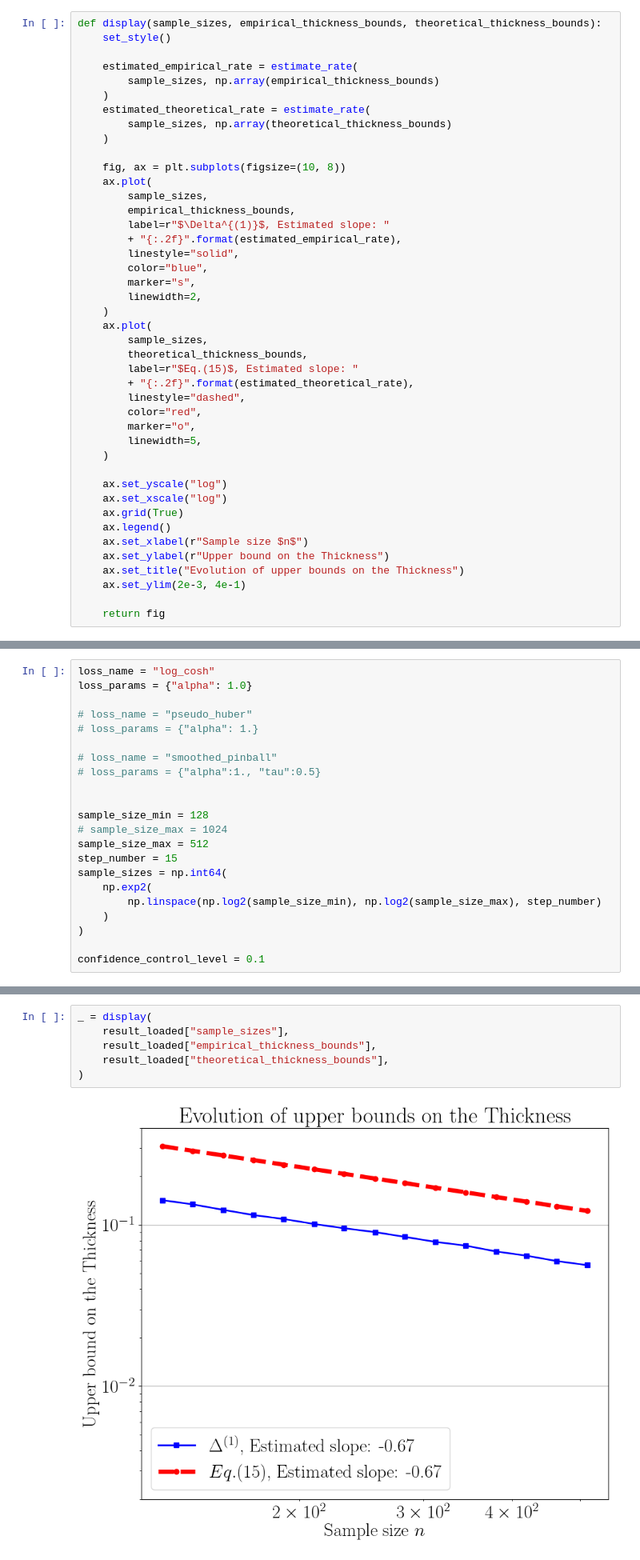
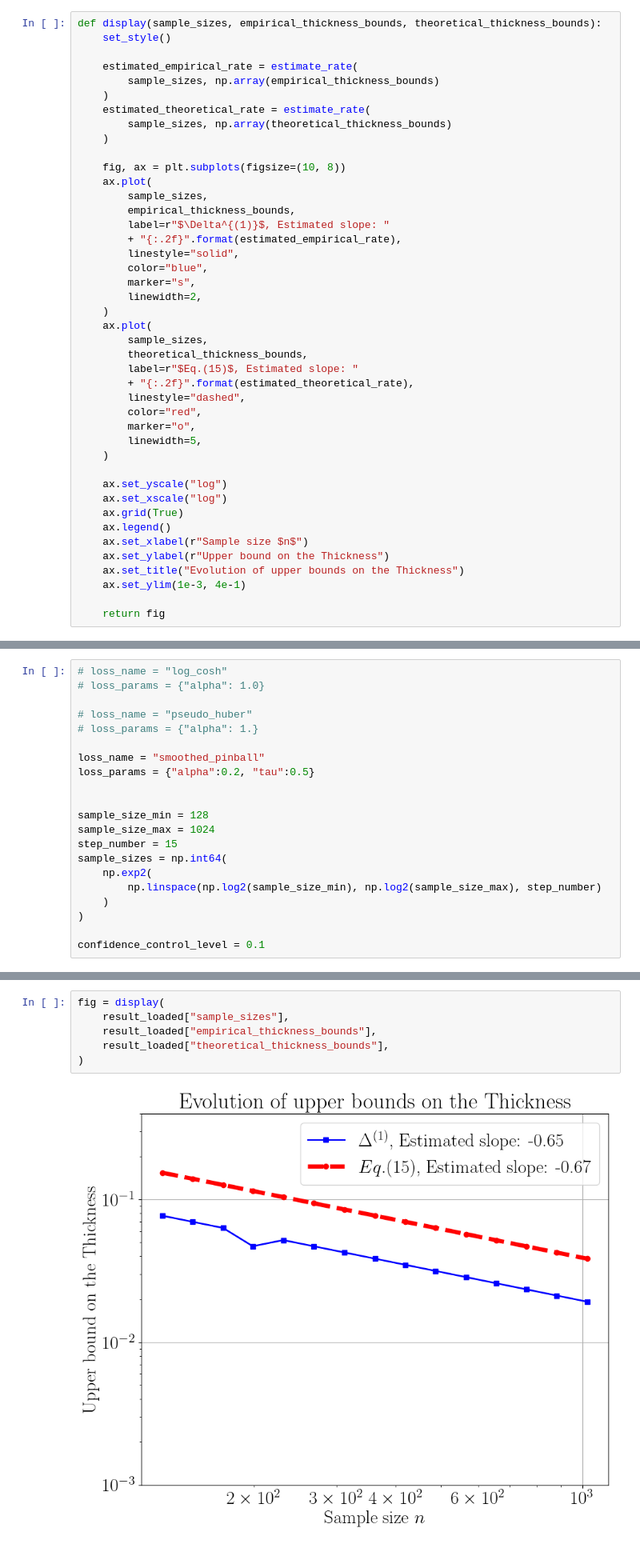
Before and after one commit to Davidson-Lova/approximate_full_conformal_prediction_RKHS, a Jupyter notebook: experiments/thickness/stable_cp.ipynb, the cells around one changed output, grey strips where cells are left out. Shown at 80% size. Drawn from its saved outputs; the diff is of its cells as text.

```diff
--- a/experiments/thickness/stable_cp.ipynb
+++ b/experiments/thickness/stable_cp.ipynb
@@ -186,25 +186,24 @@ def display(sample_sizes, empirical_thickness_bounds, theoretical_thickness_boun
     ax.set_xlabel(r"Sample size $n$")
     ax.set_ylabel(r"Upper bound on the Thickness")
     ax.set_title("Evolution of upper bounds on the Thickness")
-    ax.set_ylim(2e-3, 4e-1)
+    ax.set_ylim(1e-3, 4e-1)
 
     return fig
 # %% [markdown]
 ### Params
 # %%
-loss_name = "log_cosh"
-loss_params = {"alpha": 1.0}
+# loss_name = "log_cosh"
+# loss_params = {"alpha": 1.0}
 
 # loss_name = "pseudo_huber"
 # loss_params = {"alpha": 1.}
 
-# loss_name = "smoothed_pinball"
-# loss_params = {"alpha":1., "tau":0.5}
+loss_name = "smoothed_pinball"
+loss_params = {"alpha":0.2, "tau":0.5}
 
 
 sample_size_min = 128
-# sample_size_max = 1024
-sample_size_max = 512
+sample_size_max = 1024
 step_number = 15
 sample_sizes = np.int64(
     np.exp2(
@@ -242,10 +241,10 @@ confidence_control_level = 0.1
 result_path = "results/" + "stable_cp" + "_" + loss_name + ".npy"
 result_loaded = np.load(result_path, allow_pickle=True).item()
 # %%
-_ = display(
+fig = display(
     result_loaded["sample_sizes"],
     result_loaded["empirical_thickness_bounds"],
     result_loaded["theoretical_thickness_bounds"],
 )
 # %% [output]
-[figure, old version]
+[figure, new version]
```
Also changed, not shown: parts of 3 cells of this notebook, 31 other files.
